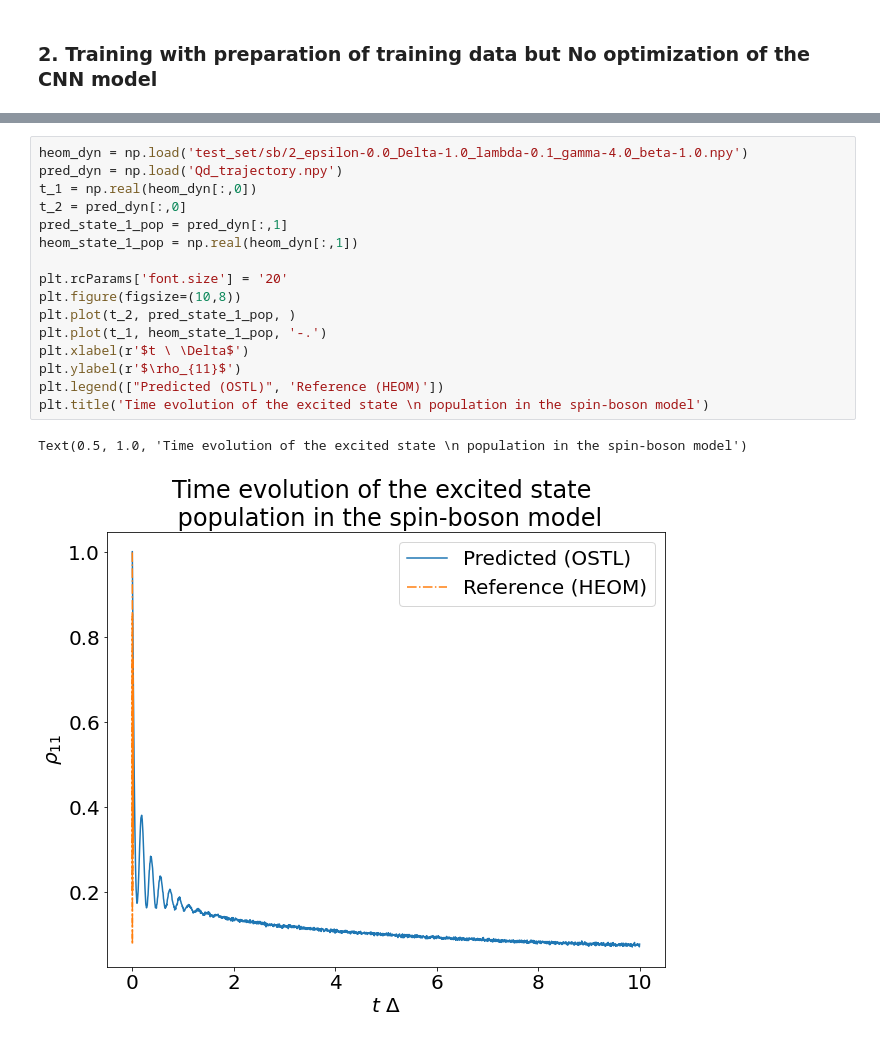
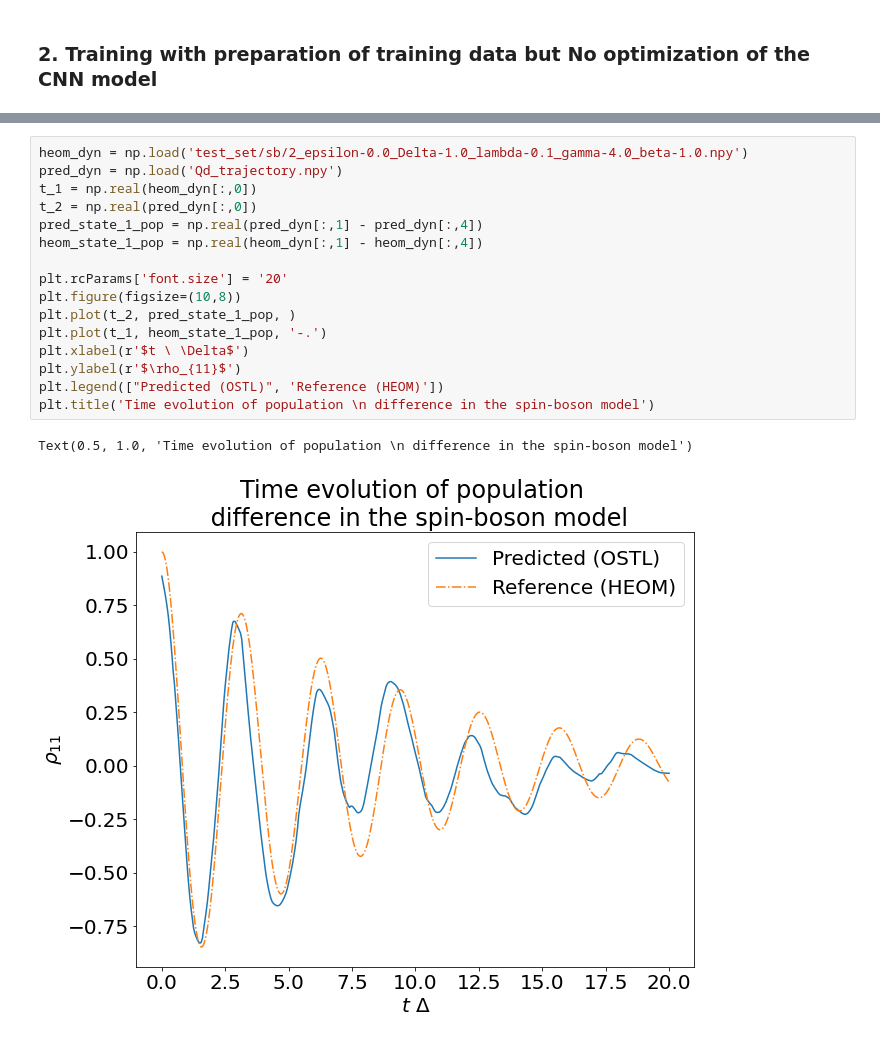
Before and after one commit to Arif-PhyChem/MLQD, a Jupyter notebook: Jupyter_Notebooks/AIQD_SB.ipynb, the cells around one changed output, grey strips where cells are left out. Cells and saved outputs as stored; diff of their text form.

```diff
--- a/Jupyter_Notebooks/AIQD_SB.ipynb
+++ b/Jupyter_Notebooks/AIQD_SB.ipynb
@@ -158,19 +264,19 @@ quant_dyn(**param)
 # %%
 heom_dyn = np.load('test_set/sb/2_epsilon-0.0_Delta-1.0_lambda-0.1_gamma-4.0_beta-1.0.npy')
 pred_dyn = np.load('Qd_trajectory.npy')
 t_1 = np.real(heom_dyn[:,0])
-t_2 = pred_dyn[:,0]
-pred_state_1_pop = pred_dyn[:,1]
-heom_state_1_pop = np.real(heom_dyn[:,1])
+t_2 = np.real(pred_dyn[:,0])
+pred_state_1_pop = np.real(pred_dyn[:,1] - pred_dyn[:,4])
+heom_state_1_pop = np.real(heom_dyn[:,1] - heom_dyn[:,4])
 
 plt.rcParams['font.size'] = '20'
 plt.figure(figsize=(10,8))
 plt.plot(t_2, pred_state_1_pop, )
 plt.plot(t_1, heom_state_1_pop, '-.')
 plt.xlabel(r'$t \ \Delta$')
 plt.ylabel(r'$\rho_{11}$')
 plt.legend(["Predicted (OSTL)", 'Reference (HEOM)'])
-plt.title('Time evolution of the excited state \n population in the spin-boson model')
+plt.title('Time evolution of population \n difference in the spin-boson model')
 # %% [output]
-Text(0.5, 1.0, 'Time evolution of the excited state \n population in the spin-boson model')
+Text(0.5, 1.0, 'Time evolution of population \n difference in the spin-boson model')
-[figure, old version]
+[figure, new version]
```
Also changed, not shown: parts of 11 cells of this notebook, 4 other files.
